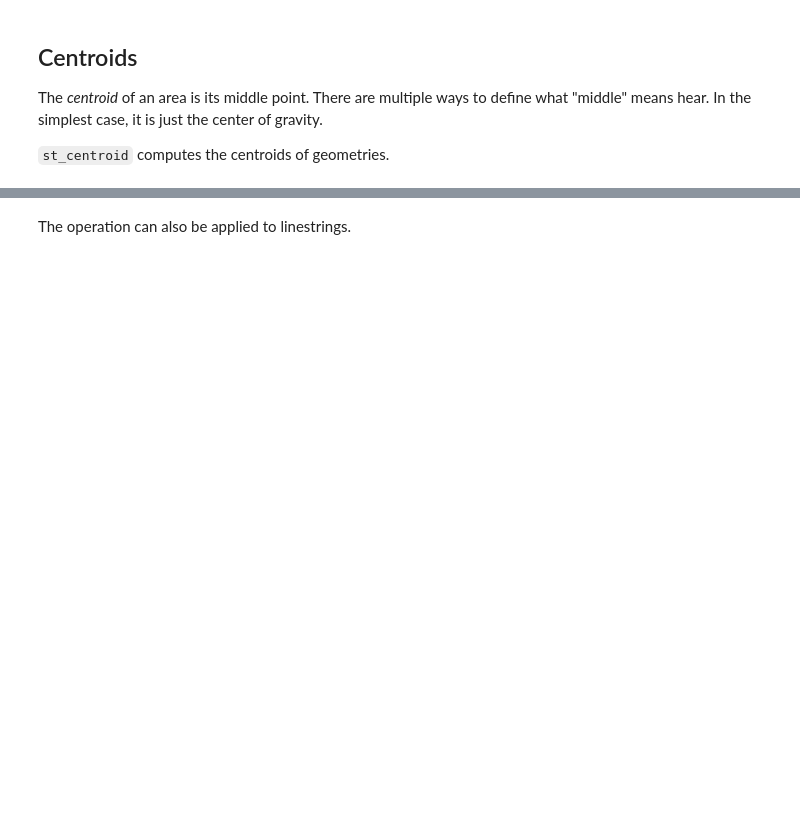
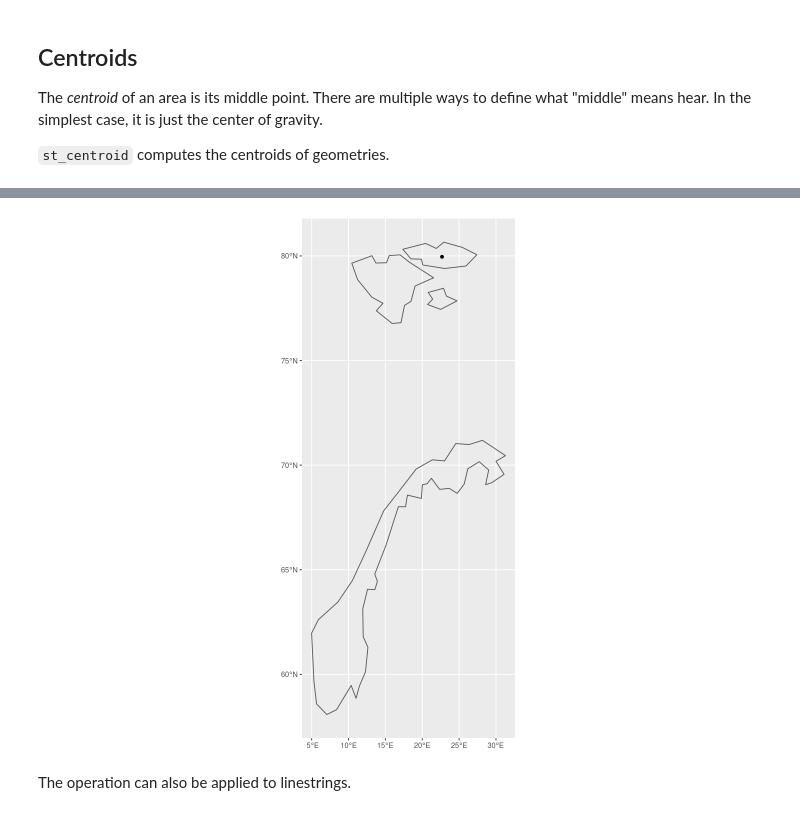
Before and after one commit to gerhardJaeger/LanguageInSpace, a Jupyter notebook: session07.ipynb, the cells around one changed output, grey strips where cells are left out. Cells and saved outputs as stored; diff of their text form; code cells hidden in the pictures; blank space fills up the shorter version.

```diff
--- a/session07.ipynb
+++ b/session07.ipynb
@@ -170,7 +285,9 @@ The *centroid* of an area is its middle point. There are multiple ways to define
 `st_centroid` computes the centroids of geometries.
 # %%
 world %>%
-    st_centroid() %>%
+    filter(name_long == "Norway") %>%
+    st_point_on_surface() %>%
     ggplot() +
     geom_sf() +
-    geom_sf(data=world, alpha=0)
+    geom_sf(data=filter(world, name_long == "Norway"), alpha=0)
+# %% [output]
@@ -177,3 +298,4 @@ world %>%
+[figure, added]
 # %% [markdown]
 The operation can also be applied to linestrings.
 # %%
```
Also changed, not shown: parts of 76 cells of this notebook.
